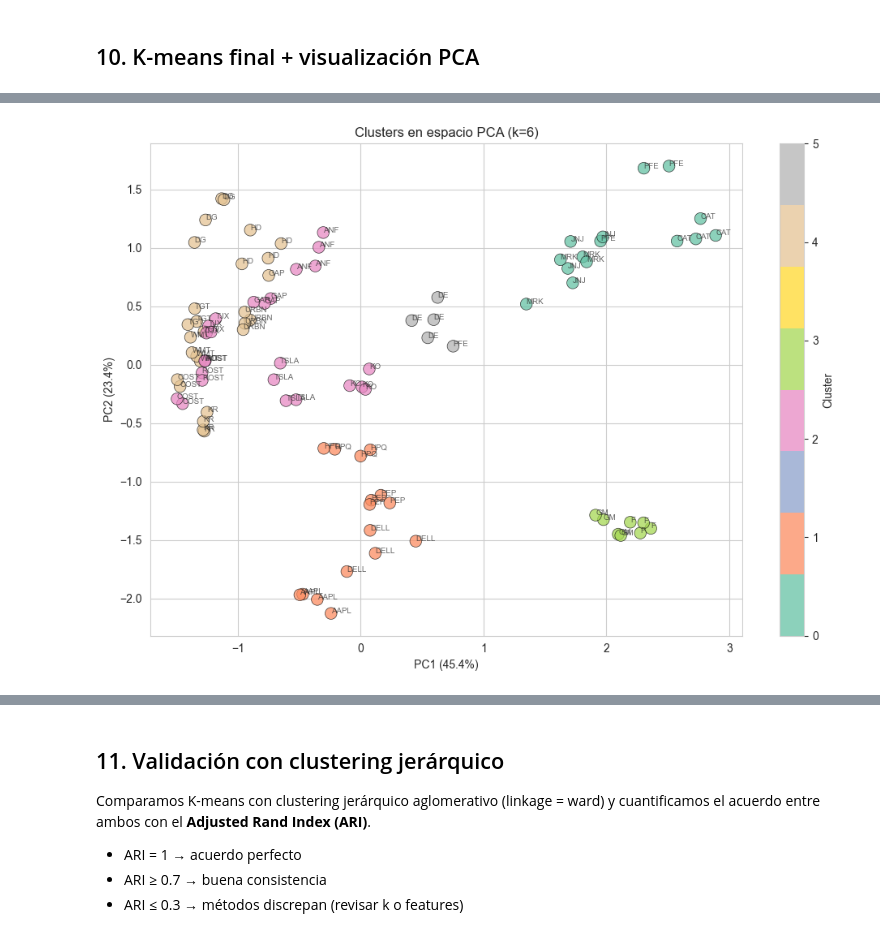
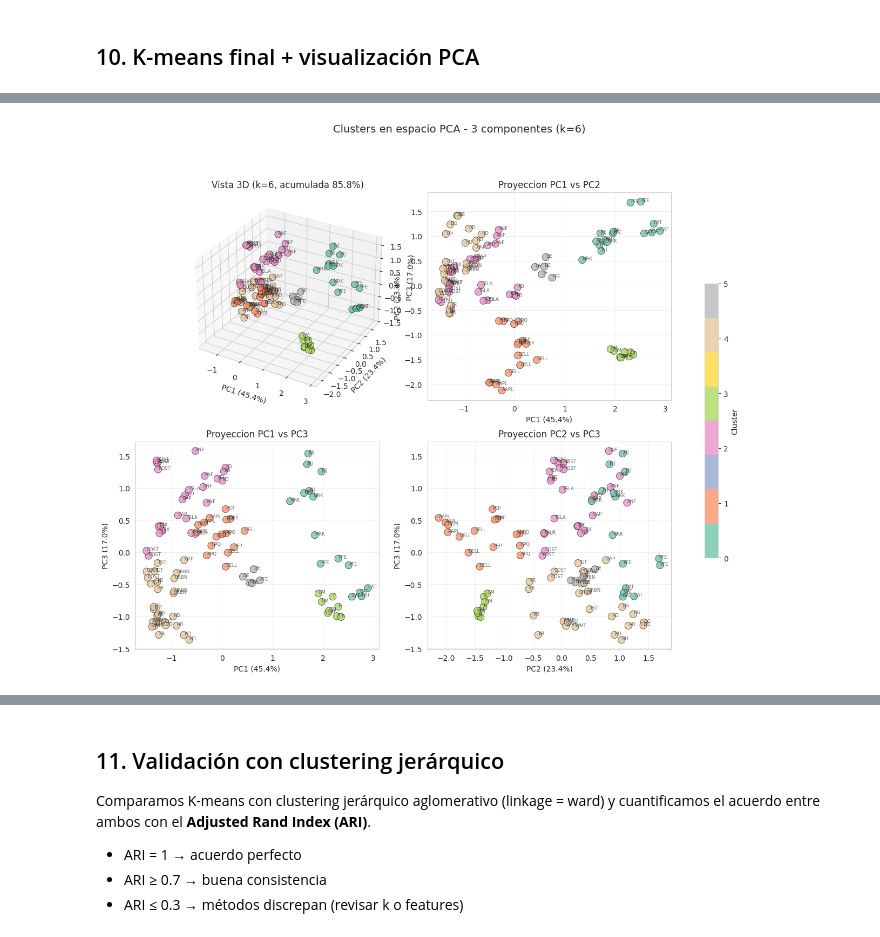
Before and after one commit to DiegoKalush42/CCC_with_ML, a Jupyter notebook: finanzas_final.ipynb, the cells around one changed output, grey strips where cells are left out. Drawn from its saved outputs; the diff is of its cells as text; code cells hidden in the pictures.

```diff
--- a/finanzas_final.ipynb
+++ b/finanzas_final.ipynb
@@ -368,2 +412,4 @@ k seleccionado automáticamente por silhouette: k = 6
+# %%
+optimal_k = 6
 # %% [markdown]
 ## 10. K-means final + visualización PCA
@@ -370,26 +515,80 @@ k seleccionado automáticamente por silhouette: k = 6
 # %%
+# K-means + PCA con 3 componentes (85.8% de varianza acumulada)
+# Visualizacion: 1 vista 3D + 3 proyecciones 2D pareadas
+
+from mpl_toolkits.mplot3d import Axes3D  # registra el backend 3D en matplotlib
+
 kmeans = KMeans(n_clusters=optimal_k, random_state=42, n_init=20)
 df['cluster'] = kmeans.fit_predict(X_scaled)
 
-print(f'Distribución de observaciones por cluster:\n{df["cluster"].value_counts().sort_index()}\n')
+print(f'Distribucion de observaciones por cluster:\n{df["cluster"].value_counts().sort_index()}\n')
 
-pca = PCA(n_components=2, random_state=42)
+# --- PCA con 3 componentes ---
+pca = PCA(n_components=3, random_state=42)
 X_pca = pca.fit_transform(X_scaled)
-print(f'Varianza explicada PC1/PC2: {pca.explained_variance_ratio_.round(3)}')
-print(f'Acumulada: {pca.explained_variance_ratio_.sum():.3f}\n')
+print(f'Varianza explicada por PC1/PC2/PC3: {pca.explained_variance_ratio_.round(3)}')
+print(f'Acumulada total: {pca.explained_variance_ratio_.sum():.3f}\n')
 
-loadings = pd.DataFrame(pca.components_.T, columns=['PC1', 'PC2'], index=features).round(3)
-print('Loadings (contribución de cada feature a PC1/PC2):')
+loadings = pd.DataFrame(pca.components_.T, columns=['PC1', 'PC2', 'PC3'], index=features).round(3)
+print('Loadings (contribucion de cada feature a PC1/PC2/PC3):')
 print(loadings)
+print()
 
-fig, ax = plt.subplots(figsize=(10, 7))
-scatter = ax.scatter(X_pca[:, 0], X_pca[:, 1], c=df['cluster'], cmap='Set2',
-                     s=110, alpha=0.75, edgecolors='black', linewidths=0.5)
+# --- Visualizacion: 1 panel 3D + 3 proyecciones 2D ---
+fig = plt.figure(figsize=(16, 11))
+
+# Panel principal: scatter 3D
+ax_3d = fig.add_subplot(2, 2, 1, projection='3d')
+ax_3d.scatter(X_pca[:, 0], X_pca[:, 1], X_pca[:, 2],
+              c=df['cluster'], cmap='Set2', s=80,
+              alpha=0.8, edgecolors='black', linewidths=0.5)
+ax_3d.set_xlabel(f'PC1 ({pca.explained_variance_ratio_[0]:.1%})')
+ax_3d.set_ylabel(f'PC2 ({pca.explained_variance_ratio_[1]:.1%})')
+ax_3d.set_zlabel(f'PC3 ({pca.explained_variance_ratio_[2]:.1%})')
+ax_3d.set_title(f'Vista 3D (k={optimal_k}, acumulada {pca.explained_variance_ratio_.sum():.1%})')
+# Anotaciones 3D (un poco caras en performance pero util para 96 puntos)
 for i, row in df.reset_index().iterrows():
-    ax.annotate(row['ticker'], (X_pca[i, 0], X_pca[i, 1]), fontsize=7, alpha=0.7)
-ax.set_xlabel(f'PC1 ({pca.explained_variance_ratio_[0]:.1%})')
-ax.set_ylabel(f'PC2 ({pca.explained_variance_ratio_[1]:.1%})')
-ax.set_title(f'Clusters en espacio PCA (k={optimal_k})')
-plt.colorbar(scatter, label='Cluster')
-plt.tight_layout(); plt.show()
+    ax_3d.text(X_pca[i, 0], X_pca[i, 1], X_pca[i, 2],
+               row['ticker'], fontsize=6, alpha=0.6)
+
+# Funcion auxiliar para los 3 paneles 2D
+def plot_2d(ax, xi, yi, xlabel, ylabel, titulo):
+    sc = ax.scatter(X_pca[:, xi], X_pca[:, yi],
+                    c=df['cluster'], cmap='Set2', s=90,
+                    alpha=0.75, edgecolors='black', linewidths=0.5)
+    for i, row in df.reset_index().iterrows():
+        ax.annotate(row['ticker'], (X_pca[i, xi], X_pca[i, yi]),
+                    fontsize=6, alpha=0.7)
+    ax.set_xlabel(xlabel)
+    ax.set_ylabel(ylabel)
+    ax.set_title(titulo)
+    ax.grid(True, alpha=0.3)
+    return sc
+
+# Panel 2: PC1 vs PC2 (la vista clasica)
+ax_12 = fig.add_subplot(2, 2, 2)
+plot_2d(ax_12, 0, 1,
+        f'PC1 ({pca.explained_variance_ratio_[0]:.1%})',
+        f'PC2 ({pca.explained_variance_ratio_[1]:.1%})',
+        'Proyeccion PC1 vs PC2')
+
+# Panel 3: PC1 vs PC3
+ax_13 = fig.add_subplot(2, 2, 3)
+plot_2d(ax_13, 0, 2,
+        f'PC1 ({pca.explained_variance_ratio_[0]:.1%})',
+        f'PC3 ({pca.explained_variance_ratio_[2]:.1%})',
+        'Proyeccion PC1 vs PC3')
+
+# Panel 4: PC2 vs PC3
+ax_23 = fig.add_subplot(2, 2, 4)
+sc_final = plot_2d(ax_23, 1, 2,
+                   f'PC2 ({pca.explained_variance_ratio_[1]:.1%})',
+                   f'PC3 ({pca.explained_variance_ratio_[2]:.1%})',
+                   'Proyeccion PC2 vs PC3')
+
+# Colorbar comun para los 3 paneles 2D
+cbar = fig.colorbar(sc_final, ax=[ax_12, ax_13, ax_23], shrink=0.6, label='Cluster')
+
+plt.suptitle(f'Clusters en espacio PCA - 3 componentes (k={optimal_k})', fontsize=14, y=0.995)
+plt.show()
 # %% [output]
@@ -413 +612 @@ ccc              0.408  0.442
-[figure, old version]
+[figure, new version]
```
Also changed, not shown: parts of 19 cells of this notebook, 1 other file.
